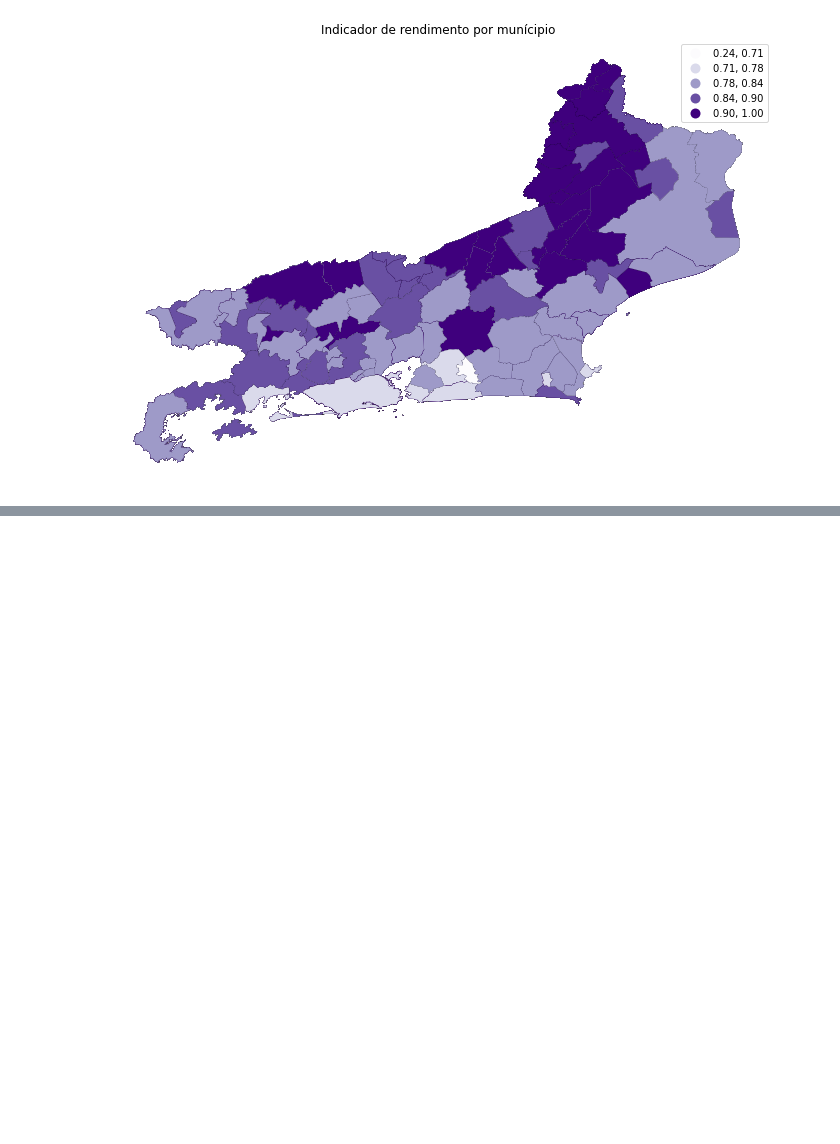
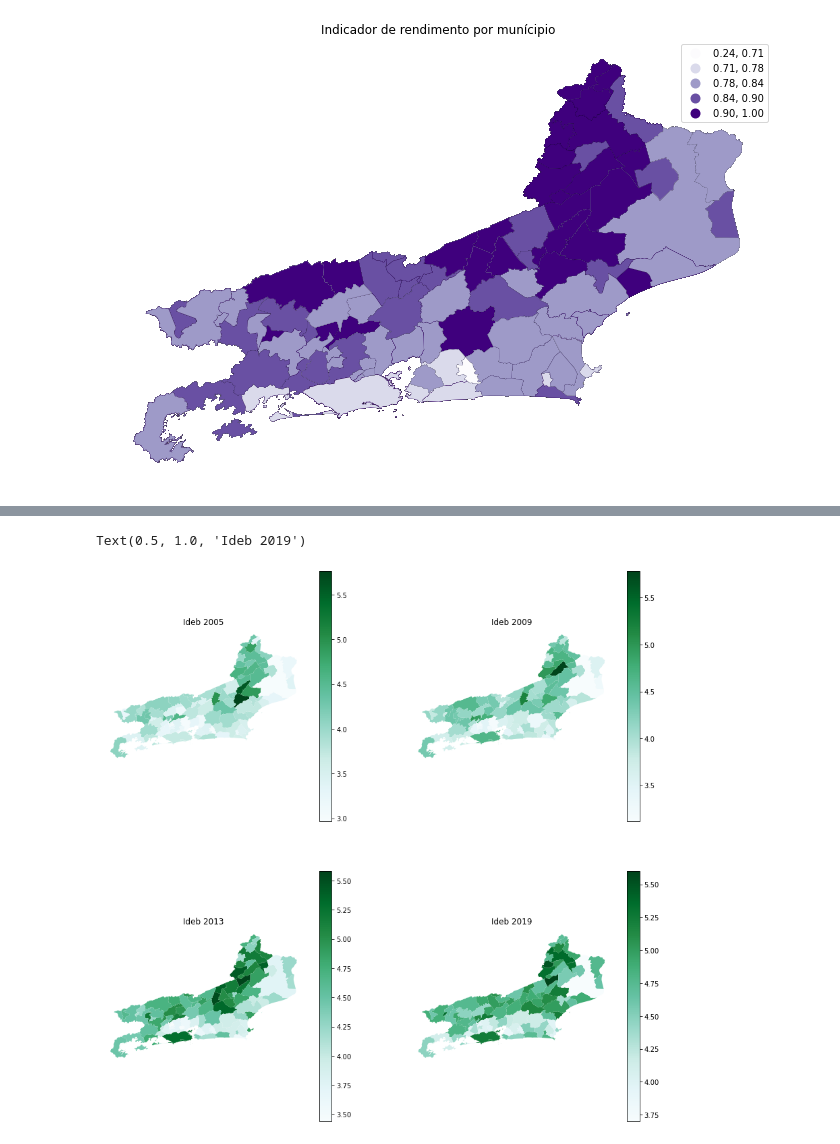
Before and after one commit to isabellegagno/A2---Banco-de-Dados, a Jupyter notebook: analysis.ipynb, the cells around one changed output, grey strips where cells are left out. Saved outputs shown, nothing was run; the diff lists cells and outputs as text; code cells hidden in the pictures; blank space fills up the shorter version.

```diff
--- a/analysis.ipynb
+++ b/analysis.ipynb
@@ -477,0 +568,18 @@ Através desses três mapas é possível observar que os municípios que apresen
+# %%
+rank_2005 = rank_anos[rank_anos["ano"]=='2005']
+rank_2007 = rank_anos[rank_anos["ano"]=='2007']
+rank_2009 = rank_anos[rank_anos["ano"]=='2009']
+rank_2011 = rank_anos[rank_anos["ano"]=='2011']
+rank_2013 = rank_anos[rank_anos["ano"]=='2013']
+rank_2015 = rank_anos[rank_anos["ano"]=='2015']
+rank_2017 = rank_anos[rank_anos["ano"]=='2017']
+rank_2019 = rank_anos[rank_anos["ano"]=='2019']
+# %%
+rank_2005 = rank_2005[['name','ano','ideb', 'taxa_aprovacao', 'indicador_rendimento','nota_saeb_matematica','nota_saeb_lingua_portuguesa']].groupby(['name']).mean(['ideb', 'taxa_aprovacao', 'indicador_rendimento','nota_saeb_matematica','nota_saeb_lingua_portuguesa']).sort_values('ideb',ascending=False)
+rank_2007 = rank_2007[['name','ano','ideb', 'taxa_aprovacao', 'indicador_rendimento','nota_saeb_matematica','nota_saeb_lingua_portuguesa']].groupby(['name']).mean(['ideb', 'taxa_aprovacao', 'indicador_rendimento','nota_saeb_matematica','nota_saeb_lingua_portuguesa']).sort_values('ideb',ascending=False)
+rank_2009 = rank_2009[['name','ano','ideb', 'taxa_aprovacao', 'indicador_rendimento','nota_saeb_matematica','nota_saeb_lingua_portuguesa']].groupby(['name']).mean(['ideb', 'taxa_aprovacao', 'indicador_rendimento','nota_saeb_matematica','nota_saeb_lingua_portuguesa']).sort_values('ideb',ascending=False)
+rank_2011 = rank_2011[['name','ano','ideb', 'taxa_aprovacao', 'indicador_rendimento','nota_saeb_matematica','nota_saeb_lingua_portuguesa']].groupby(['name']).mean(['ideb', 'taxa_aprovacao', 'indicador_rendimento','nota_saeb_matematica','nota_saeb_lingua_portuguesa']).sort_values('ideb',ascending=False)
+rank_2013 = rank_2013[['name','ano','ideb', 'taxa_aprovacao', 'indicador_rendimento','nota_saeb_matematica','nota_saeb_lingua_portuguesa']].groupby(['name']).mean(['ideb', 'taxa_aprovacao', 'indicador_rendimento','nota_saeb_matematica','nota_saeb_lingua_portuguesa']).sort_values('ideb',ascending=False)
+rank_2015 = rank_2015[['name','ano','ideb', 'taxa_aprovacao', 'indicador_rendimento','nota_saeb_matematica','nota_saeb_lingua_portuguesa']].groupby(['name']).mean(['ideb', 'taxa_aprovacao', 'indicador_rendimento','nota_saeb_matematica','nota_saeb_lingua_portuguesa']).sort_values('ideb',ascending=False)
+rank_2017 = rank_2017[['name','ano','ideb', 'taxa_aprovacao', 'indicador_rendimento','nota_saeb_matematica','nota_saeb_lingua_portuguesa']].groupby(['name']).mean(['ideb', 'taxa_aprovacao', 'indicador_rendimento','nota_saeb_matematica','nota_saeb_lingua_portuguesa']).sort_values('ideb',ascending=False)
+rank_2019 = rank_2019[['name','ano','ideb', 'taxa_aprovacao', 'indicador_rendimento','nota_saeb_matematica','nota_saeb_lingua_portuguesa']].groupby(['name']).mean(['ideb', 'taxa_aprovacao', 'indicador_rendimento','nota_saeb_matematica','nota_saeb_lingua_portuguesa']).sort_values('ideb',ascending=False)
@@ -477,0 +610,29 @@ Através desses três mapas é possível observar que os municípios que apresen
+# %%
+fig, axes = plt.subplots(nrows=2,ncols=2,figsize=(15,15))
+
+ax1 = rank2_2005.plot(column= 'ideb', cmap = "BuGn", legend=True, ax = axes[0,0])
+ax1.set_title('2005')
+
+ax2 = rank2_2009.plot(column= 'ideb', cmap = "BuGn",  legend=True, ax = axes[0,1])
+ax2.set_title('2009')
+
+ax3 = rank2_2013.plot(column= 'ideb', cmap = "BuGn",  legend=True, ax = axes[1,0])
+ax3.set_title('2013')
+
+ax4 = rank2_2019.plot(column= 'ideb', cmap = "BuGn",  legend=True, ax = axes[1,1])
+ax4.set_title('2019')
+
+ax1.set_axis_off()
+ax1.set_title('Ideb 2005')
+
+ax2.set_axis_off()
+ax2.set_title('Ideb 2009')
+
+ax3.set_axis_off()
+ax3.set_title('Ideb 2013')
+
+ax4.set_axis_off()
+ax4.set_title('Ideb 2019')
+# %% [output]
+Text(0.5, 1.0, 'Ideb 2019')
+[figure, added]
```
Also changed, not shown: parts of 21 cells of this notebook.
